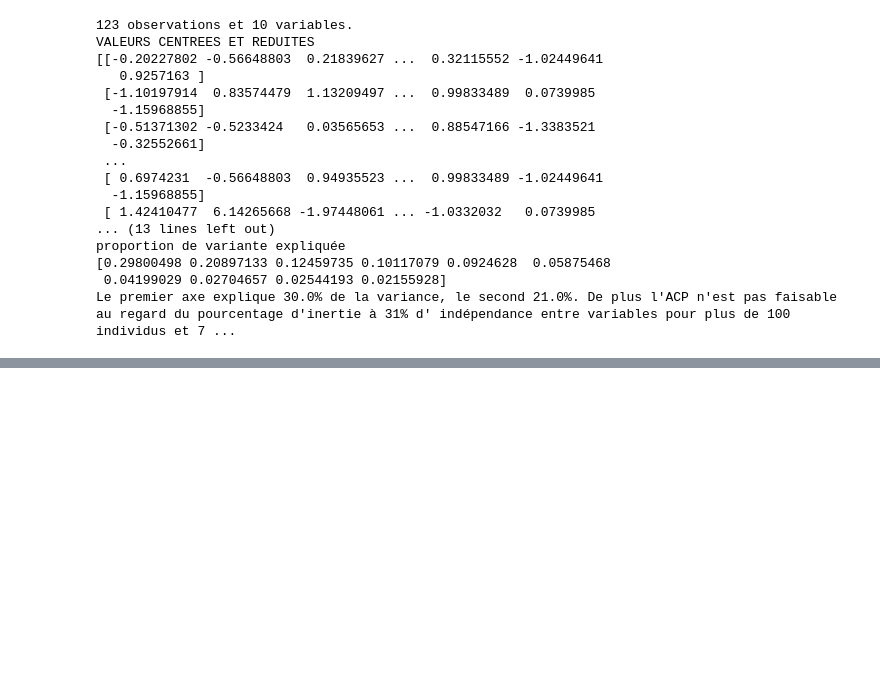
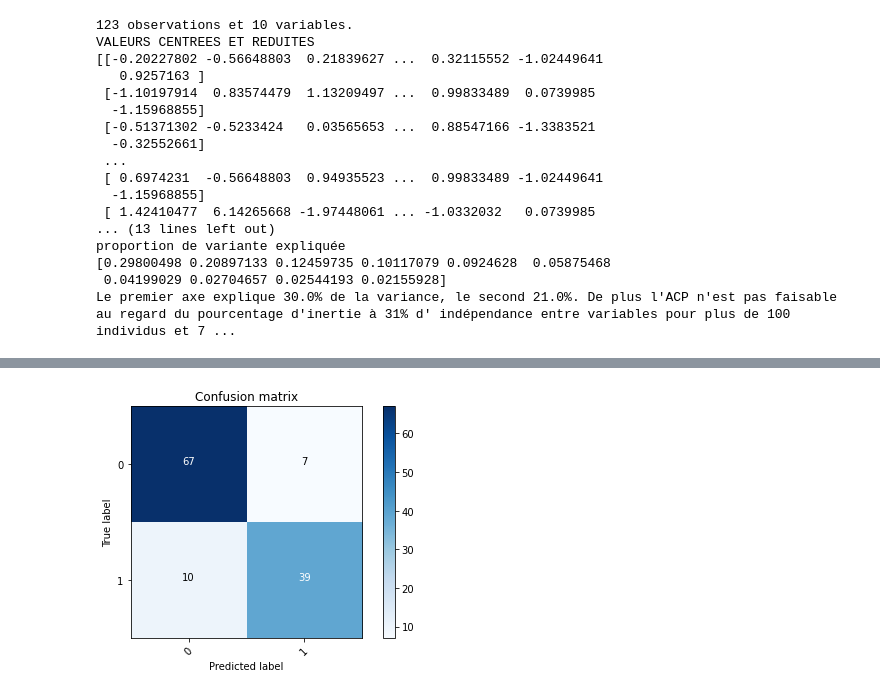
Before and after one commit to nassimabeddar/Depression-analysis, a Jupyter notebook: analyse-detection-depression.ipynb, the cells around one changed output, grey strips where cells are left out. Saved outputs shown, nothing was run; the diff lists cells and outputs as text; code cells hidden in the pictures; blank space fills up the shorter version.

Commit message:
selection de variable kbest et logisticregressionCV

```diff
--- a/analyse-detection-depression.ipynb
+++ b/analyse-detection-depression.ipynb
@@ -1975,0 +1932,93 @@ AttributeError: 'numpy.ndarray' object has no attribute 'get_support'
+# %%
+X = demo_net_spd[['poms_score_tmd', 'hs_CRP', 'tci_coop_score', 'tci_harmavoid_score',
+       'tci_noveltyseek_score', 'tci_persistence_score', 'tci_rewarddep_score',
+       'tci_selfdirect_score', 'tci_selftranscend_score',
+       'tci_impulsivity_score']].values
+y = demo_net_spd[['Diag']].values
+
+print(X.shape)
+print()
+print(y.shape)
+
+from sklearn.ensemble import RandomForestClassifier
+from sklearn.linear_model import LogisticRegressionCV
+from sklearn.model_selection import train_test_split
+from sklearn.model_selection import StratifiedShuffleSplit
+from sklearn.metrics import accuracy_score
+
+sss = StratifiedShuffleSplit(n_splits=1, test_size=0.3, random_state=0)
+
+
+
+for train_index, test_index in sss.split(X,y):
+    X_train, X_test = X[train_index], X[test_index]
+    y_train, y_test = y[train_index], y[test_index]
+
+    clf = LogisticRegressionCV()
+    #clf = RandomForestClassifier(max_depth=10, random_state=0,class_weight={0:1,1:1},n_jobs=-1)
+    clf.fit(X_train, y_train)
+    train_predictions = clf.predict(X_test)
+    acc = accuracy_score(y_test, train_predictions)
+    print(acc)
+
+%matplotlib inline
+import matplotlib.pyplot as plt
+import numpy as np
+from sklearn import metrics
+import itertools
+
+from sklearn.metrics import precision_recall_fscore_support
+ypredict=clf.predict(X)
+print(precision_recall_fscore_support(y, ypredict))
+
+cnf_matrix = metrics.confusion_matrix(y, ypredict)
+
+def plot_confusion_matrix(cm, classes,
+                          normalize=False,
+                          title='Confusion matrix',
+                          cmap=plt.cm.Blues):
+    """
+    This function prints and plots the confusion matrix.
+    Normalization can be applied by setting `normalize=True`.
+    """
+    if normalize:
+        cm = cm.astype('float') / cm.sum(axis=1)[:, np.newaxis]
+        print("Normalized confusion matrix")
+    else:
+        print('Confusion matrix, without normalization')
+
+    print(cm)
+
+    plt.imshow(cm, interpolation='nearest', cmap=cmap)
+    plt.title(title)
+    plt.colorbar()
+    tick_marks = np.arange(len(classes))
+    plt.xticks(tick_marks, classes, rotation=45)
+    plt.yticks(tick_marks, classes)
+
+    fmt = '.2f' if normalize else 'd'
+    thresh = cm.max() / 2.
+    for i, j in itertools.product(range(cm.shape[0]), range(cm.shape[1])):
+        plt.text(j, i, format(cm[i, j], fmt),
+                 horizontalalignment="center",
+                 color="white" if cm[i, j] > thresh else "black")
+
+    plt.tight_layout()
+    plt.ylabel('True label')
+    plt.xlabel('Predicted label')
+
+
+plt.figure()
+plot_confusion_matrix(cnf_matrix, classes=['0','1'],
+                      title='Confusion matrix')
+
+#The precision is the ratio tp / (tp + fp) where tp is the number of true positives and fp the number of false positives.
+#The precision is intuitively the ability of the classifier not to label as positive a sample that is negative.
+
+#The recall is the ratio tp / (tp + fn) where tp is the number of true positives and fn the number of false negatives.
+#The recall is intuitively the ability of the classifier to find all the positive samples.
+
+print("la précision est de " + str(39/(39+7)))
+print("le recall est de " + str(39/(39+10)))
+print("L'accuracy est de " + str(acc))
+# %% [output]
@@ -1975,0 +2053 @@ AttributeError: 'numpy.ndarray' object has no attribute 'get_support'
+[figure, added]
```
Also changed, not shown: parts of 14 cells of this notebook.
